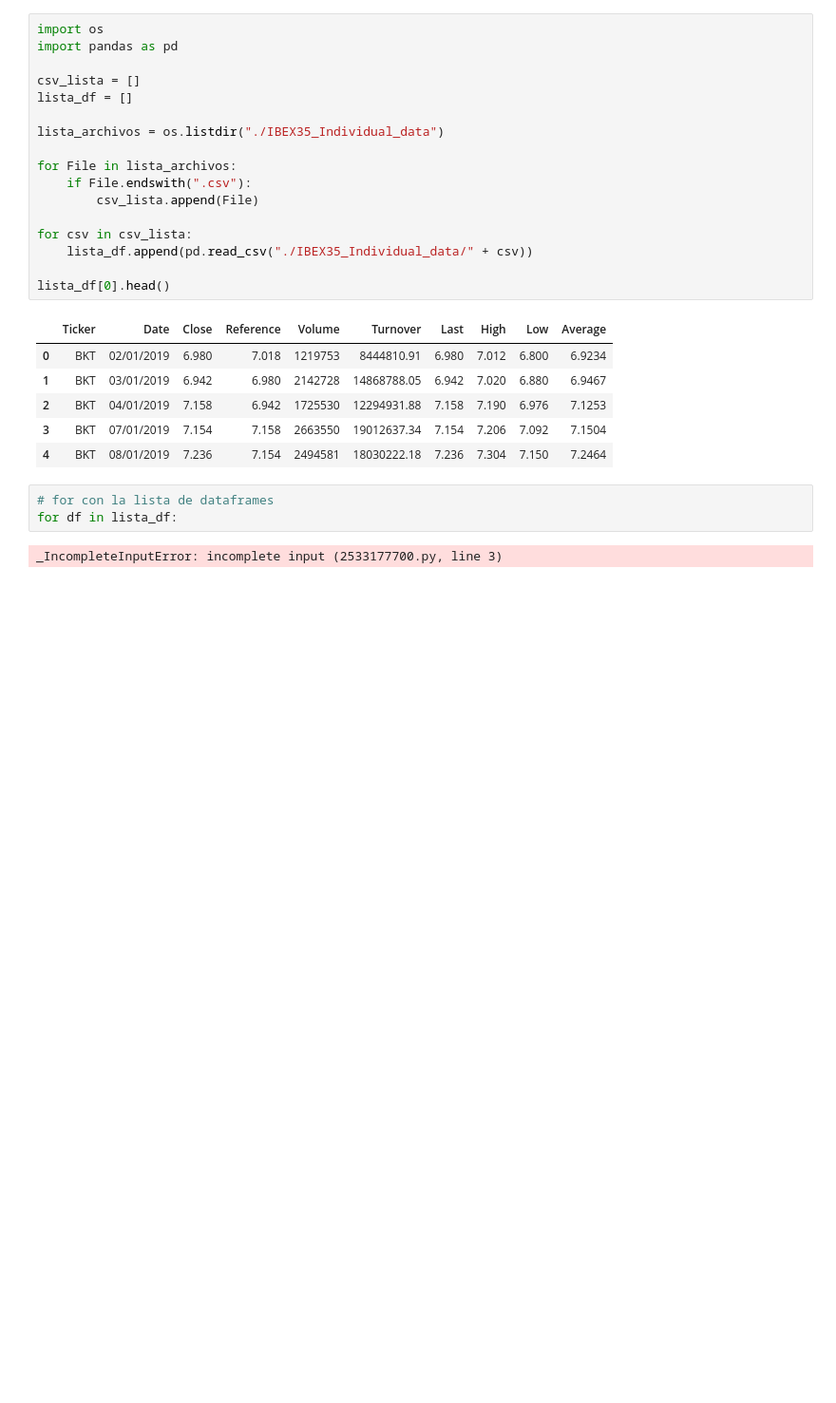
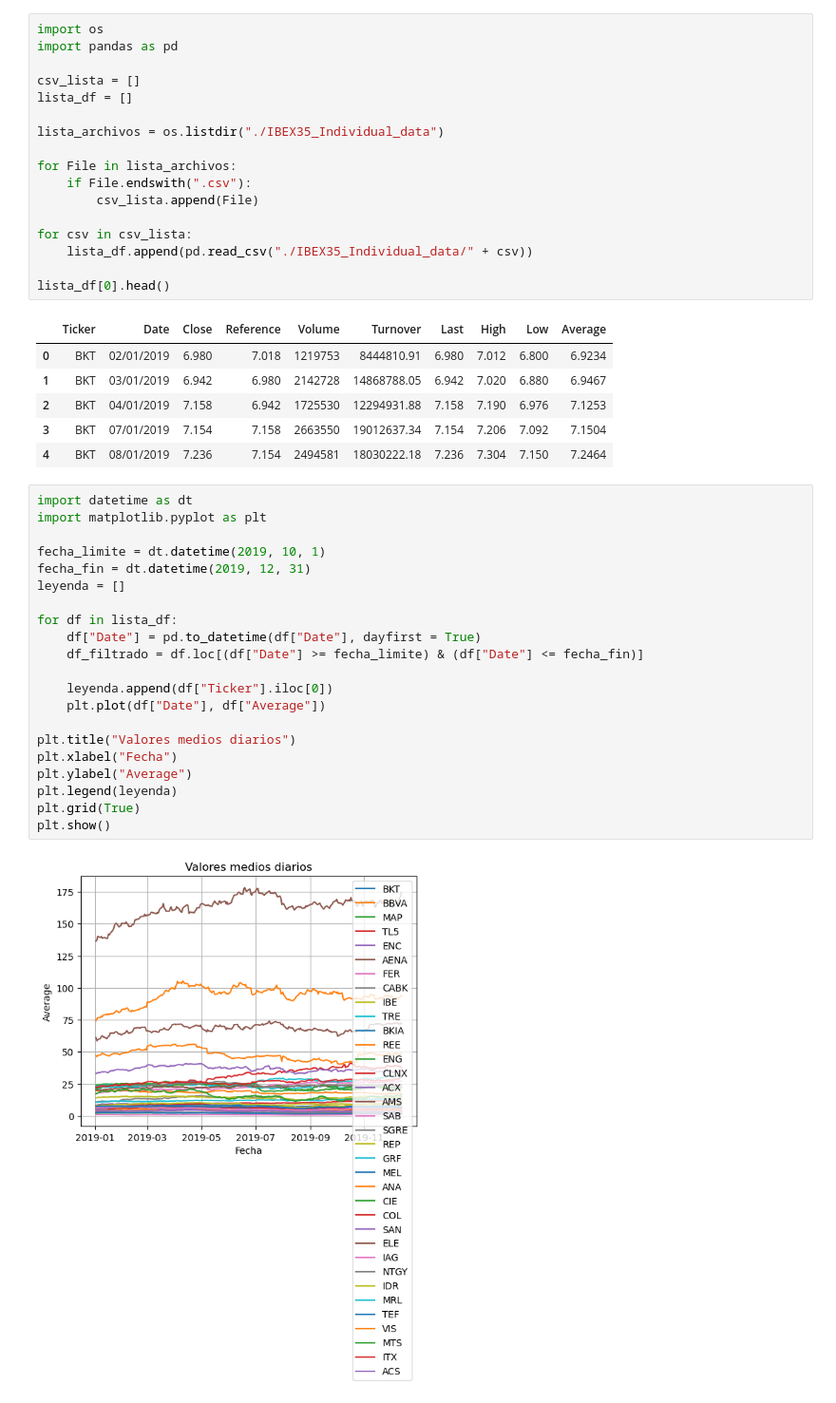
Before and after one commit to pablop11/CE_IABD, a Jupyter notebook: PIA/UNIDAD2/Actividades/Actividad2_6_Lectura y escritura de ficheros.ipynb, the cells around one changed output. Shown at 95% size. Cells and saved outputs as stored; diff of their text form; blank space fills up the shorter version.

```diff
--- a/PIA/UNIDAD2/Actividades/Actividad2_6_Lectura y escritura de ficheros.ipynb
+++ b/PIA/UNIDAD2/Actividades/Actividad2_6_Lectura y escritura de ficheros.ipynb
@@ -38,8 +38,26 @@ lista_df[0].head()
 | 2 | BKT | 04/01/2019 | 7.158 | 6.942 | 1725530 | 12294931.88 | 7.158 | 7.190 | 6.976 | 7.1253 |
 | 3 | BKT | 07/01/2019 | 7.154 | 7.158 | 2663550 | 19012637.34 | 7.154 | 7.206 | 7.092 | 7.1504 |
 | 4 | BKT | 08/01/2019 | 7.236 | 7.154 | 2494581 | 18030222.18 | 7.236 | 7.304 | 7.150 | 7.2464 |
-# %%
-# for con la lista de dataframes
-for df in lista_df:
-# %% [output]
-_IncompleteInputError: incomplete input (2533177700.py, line 3)
+# %%
+import datetime as dt
+import matplotlib.pyplot as plt
+
+fecha_limite = dt.datetime(2019, 10, 1)
+fecha_fin = dt.datetime(2019, 12, 31)
+leyenda = []
+
+for df in lista_df:
+    df["Date"] = pd.to_datetime(df["Date"], dayfirst = True)
+    df_filtrado = df.loc[(df["Date"] >= fecha_limite) & (df["Date"] <= fecha_fin)]
+
+    leyenda.append(df["Ticker"].iloc[0])
+    plt.plot(df["Date"], df["Average"])
+
+plt.title("Valores medios diarios")
+plt.xlabel("Fecha")
+plt.ylabel("Average")
+plt.legend(leyenda)
+plt.grid(True)
+plt.show()
+# %% [output]
+[figure, added]
```
Also changed, not shown: parts of 1 cell of this notebook.
